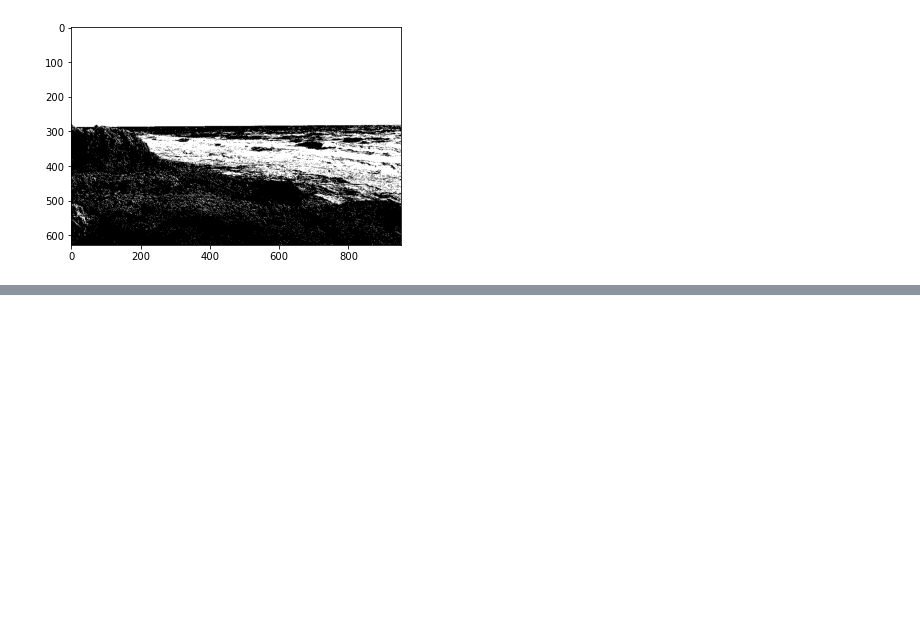
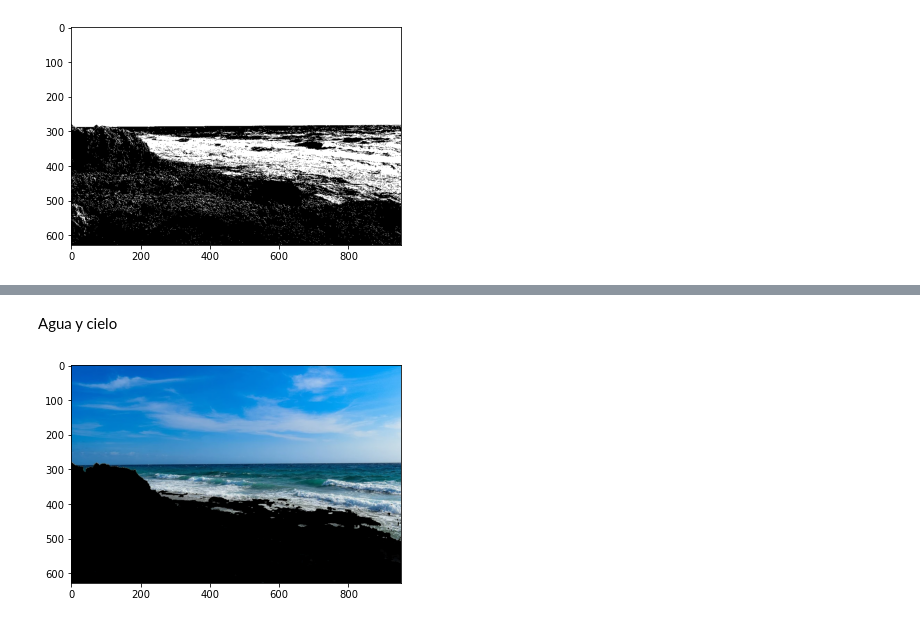
Before and after one commit to ezequielfernandez/vision_computadora_practicas, a Jupyter notebook: tp_1/exercises.ipynb, the cells around one changed output, grey strips where cells are left out. Cells and saved outputs as stored; diff of their text form; code cells hidden in the pictures; blank space fills up the shorter version.

```diff
--- a/tp_1/exercises.ipynb
+++ b/tp_1/exercises.ipynb
@@ -475,0 +514,14 @@ plt.show
+# %% [markdown]
+Agua y cielo
+# %%
+color_l = (0,0,0)
+color_u = (50,255,255)
+
+mask = cv.inRange(img_HSV, color_l,  color_u)
+img_segmentada = cv.bitwise_and(imgRGB, imgRGB, mask=mask)
+
+plt.figure(6)
+plt.imshow(img_segmentada)
+plt.show()
+# %% [output]
+[figure, added]
```
Also changed, not shown: parts of 5 cells of this notebook.
